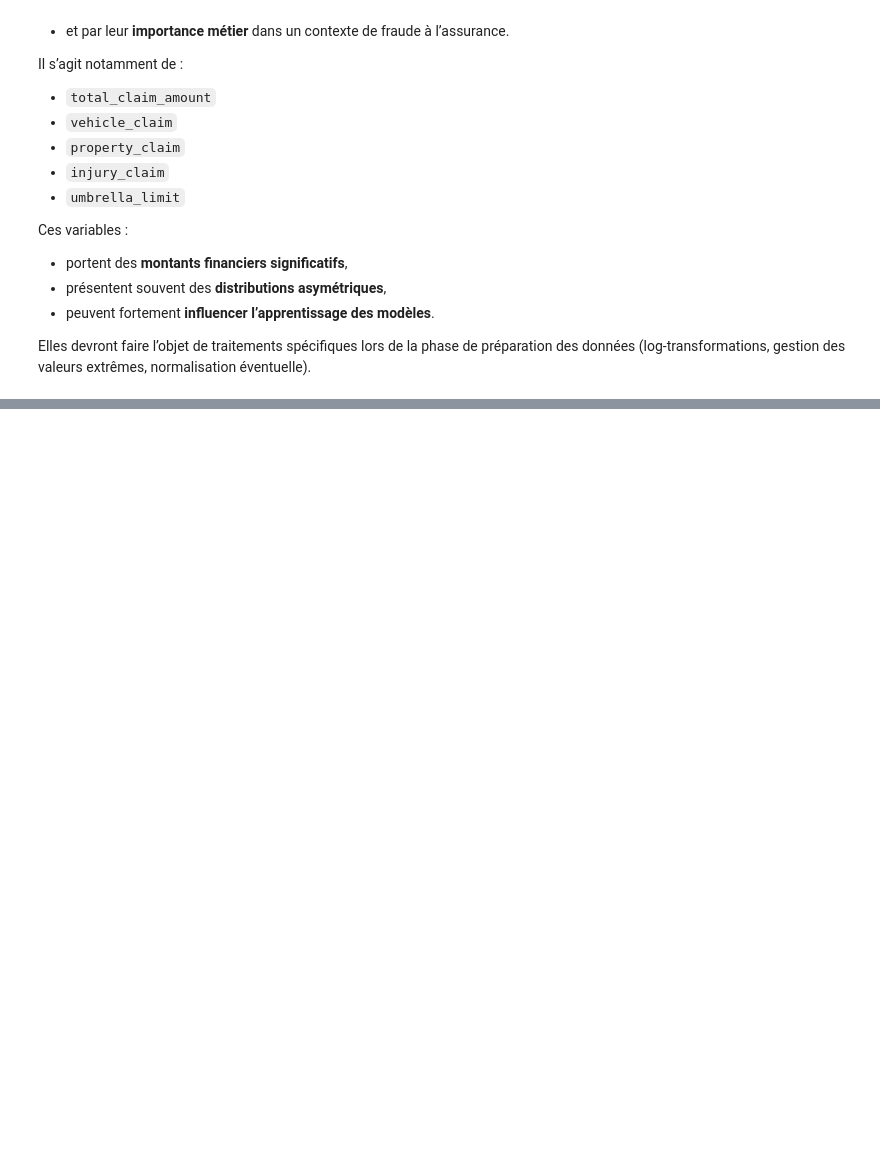
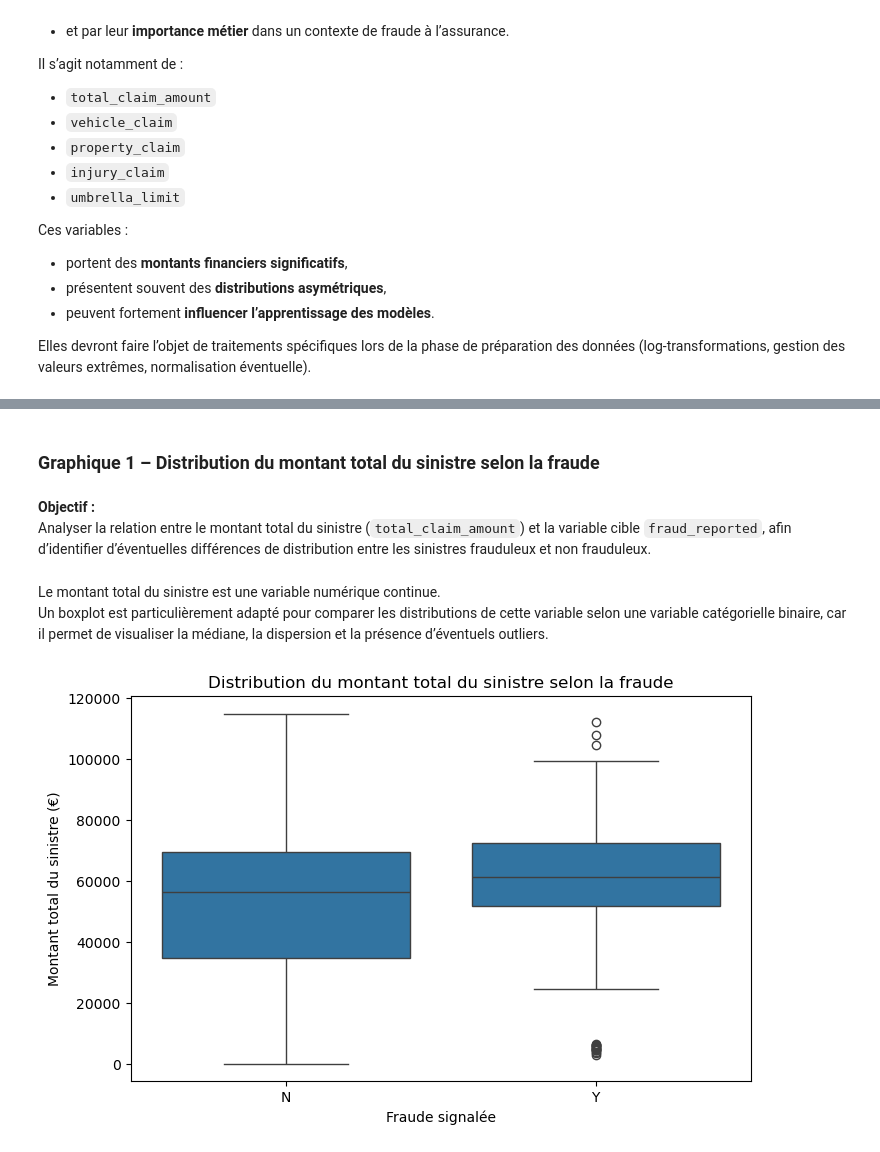
Before and after one commit to DataScientest-Studio/sep25cds_predisinistre, a Jupyter notebook: notebooks/01_EDA.ipynb, the cells around one changed output, grey strips where cells are left out. Saved outputs shown, nothing was run; the diff lists cells and outputs as text; code cells hidden in the pictures; blank space fills up the shorter version.

Commit message:
EDA: Graphique 1 finalisé
boxplot + interpretation

```diff
--- a/notebooks/01_EDA.ipynb
+++ b/notebooks/01_EDA.ipynb
@@ -362,0 +386,8 @@ Aucune anomalie bloquante n’a été identifiée à ce stade.
+# %% [markdown]
+### Graphique 1 – Distribution du montant total du sinistre selon la fraude
+# %% [markdown]
+**Objectif :**
+Analyser la relation entre le montant total du sinistre (`total_claim_amount`) et la variable cible `fraud_reported`, afin d’identifier d’éventuelles différences de distribution entre les sinistres frauduleux et non frauduleux.
+# %% [markdown]
+Le montant total du sinistre est une variable numérique continue.
+Un boxplot est particulièrement adapté pour comparer les distributions de cette variable selon une variable catégorielle binaire, car il permet de visualiser la médiane, la dispersion et la présence d’éventuels outliers.
@@ -362,0 +397,17 @@ Aucune anomalie bloquante n’a été identifiée à ce stade.
+# %%
+plt.figure(figsize=(8, 5))
+
+sns.boxplot(
+    x="fraud_reported",
+    y="total_claim_amount",
+    data=df,
+    order=["N", "Y"]
+)
+
+plt.title("Distribution du montant total du sinistre selon la fraude")
+plt.xlabel("Fraude signalée")
+plt.ylabel("Montant total du sinistre (€)")
+
+plt.show()
+# %% [output]
+[figure, added]
```
Also changed, not shown: parts of 42 cells of this notebook.
